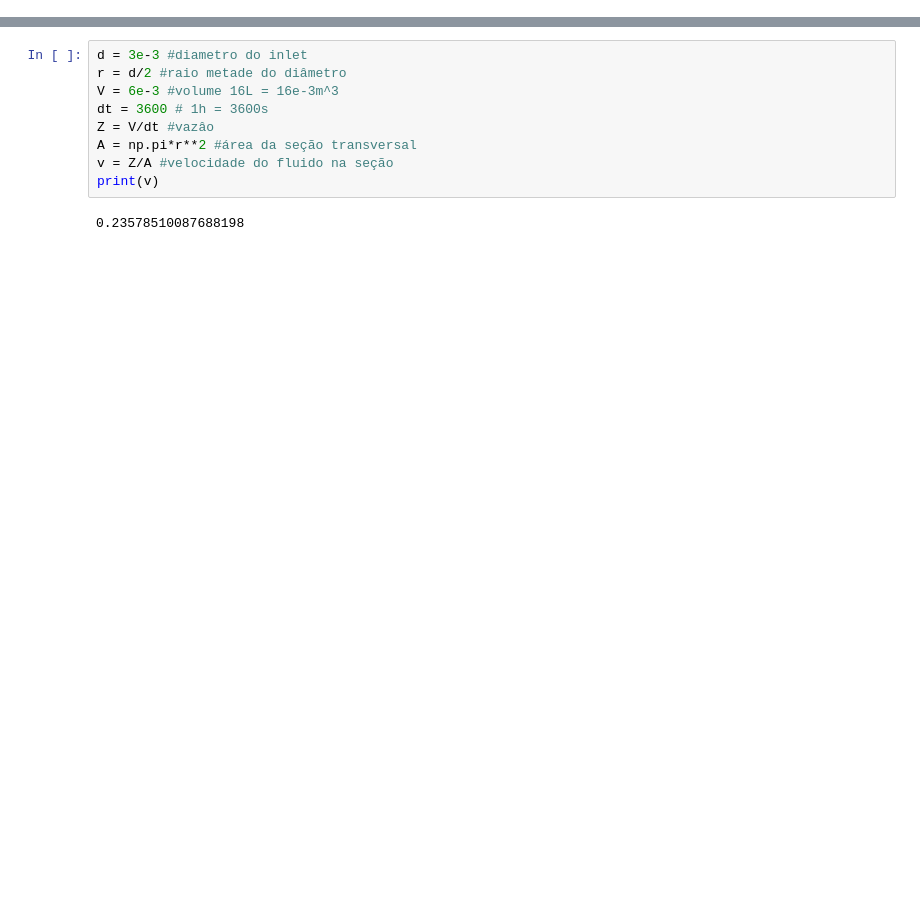
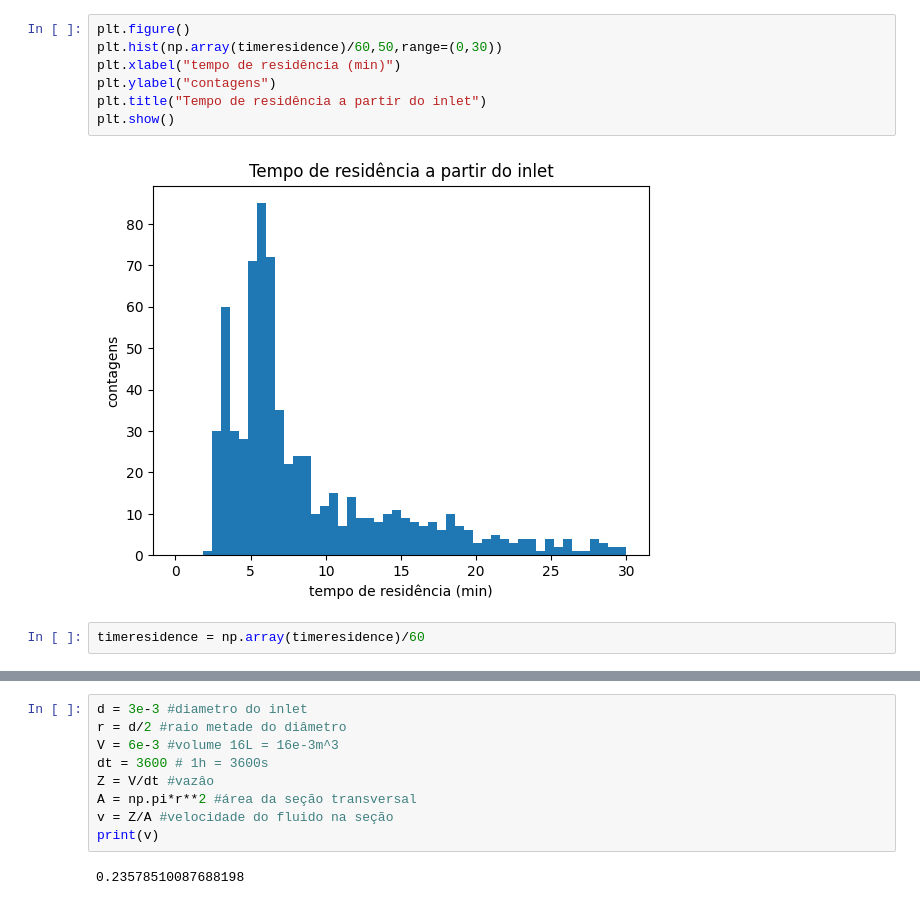
Before and after one commit to DanielFachieri01/ansys, a Jupyter notebook: streamlines.ipynb, the cells around one changed output, grey strips where cells are left out. Drawn from its saved outputs; the diff is of its cells as text; blank space fills up the shorter version.

```diff
--- a/streamlines.ipynb
+++ b/streamlines.ipynb
@@ -181 +256,12 @@ streamlines = streamline(interpolator,seeds)
+# %%
+plt.figure()
+plt.hist(np.array(timeresidence)/60,50,range=(0,30))
+plt.xlabel("tempo de residência (min)")
+plt.ylabel("contagens")
+plt.title("Tempo de residência a partir do inlet")
+plt.show()
+# %% [output]
+[figure, added]
+# %%
+timeresidence = np.array(timeresidence)/60
 # %%
```
Also changed, not shown: parts of 50 cells of this notebook.
